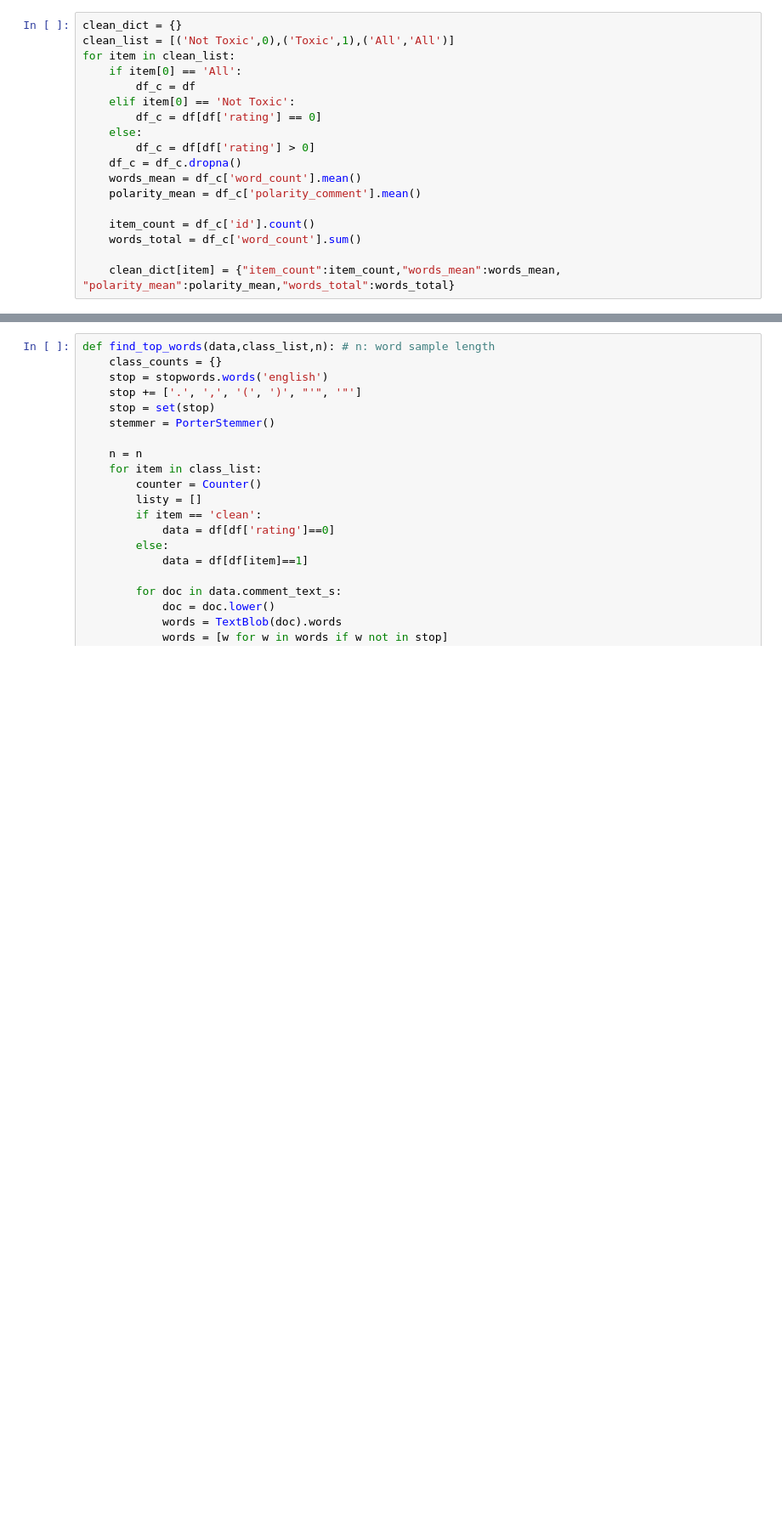
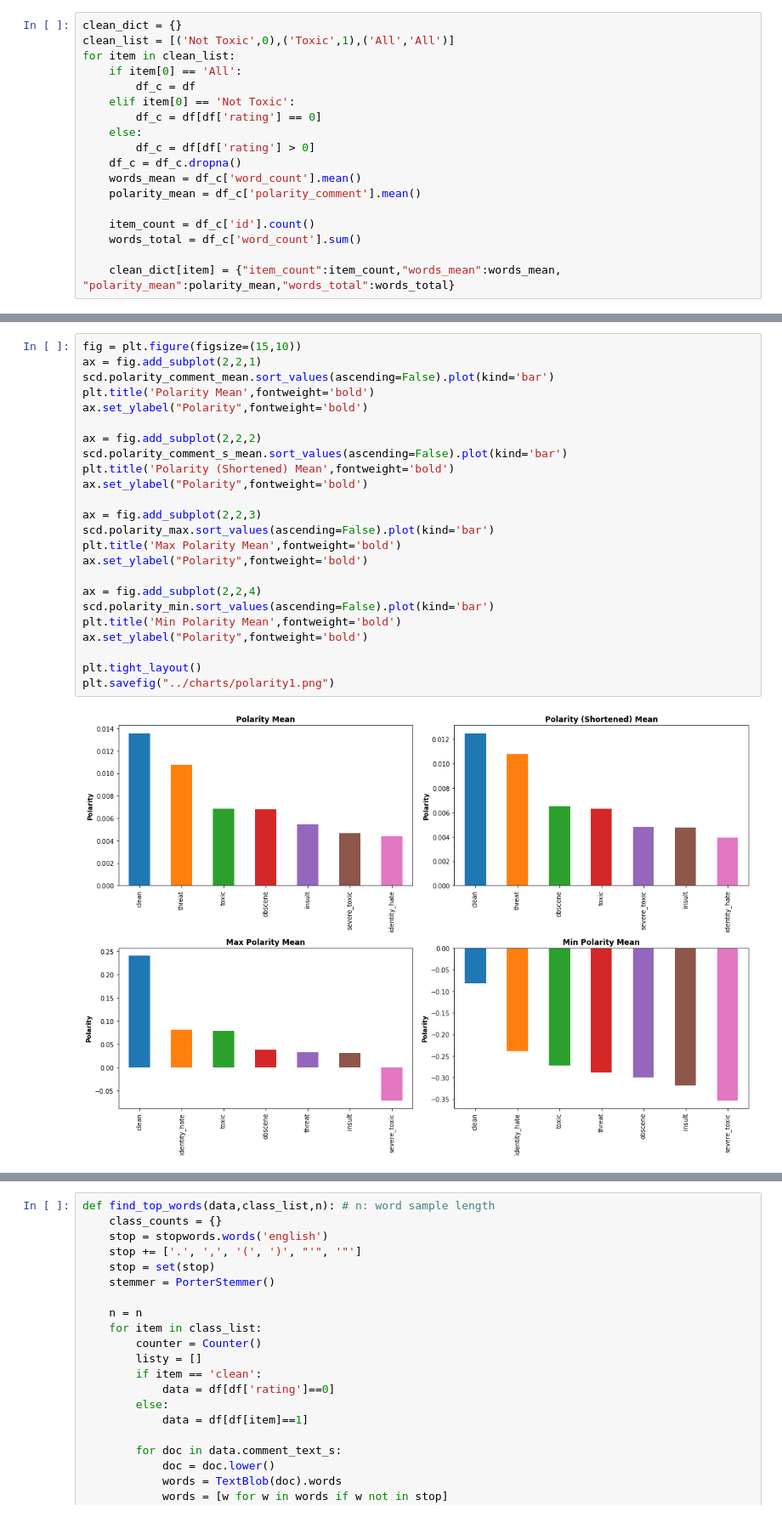
Before and after one commit to cipher813/McMahon_Metis, a Jupyter notebook: Project_4/notebooks/4_Toxic_EDA_1.ipynb, the cells around one changed output, grey strips where cells are left out. Shown at 85% size. Cells and saved outputs as stored; diff of their text form; blank space fills up the shorter version.

```diff
--- a/Project_4/notebooks/4_Toxic_EDA_1.ipynb
+++ b/Project_4/notebooks/4_Toxic_EDA_1.ipynb
@@ -321,0 +283,26 @@ scd
+# %%
+fig = plt.figure(figsize=(15,10))
+ax = fig.add_subplot(2,2,1)
+scd.polarity_comment_mean.sort_values(ascending=False).plot(kind='bar')
+plt.title('Polarity Mean',fontweight='bold')
+ax.set_ylabel("Polarity",fontweight='bold')
+
+ax = fig.add_subplot(2,2,2)
+scd.polarity_comment_s_mean.sort_values(ascending=False).plot(kind='bar')
+plt.title('Polarity (Shortened) Mean',fontweight='bold')
+ax.set_ylabel("Polarity",fontweight='bold')
+
+ax = fig.add_subplot(2,2,3)
+scd.polarity_max.sort_values(ascending=False).plot(kind='bar')
+plt.title('Max Polarity Mean',fontweight='bold')
+ax.set_ylabel("Polarity",fontweight='bold')
+
+ax = fig.add_subplot(2,2,4)
+scd.polarity_min.sort_values(ascending=False).plot(kind='bar')
+plt.title('Min Polarity Mean',fontweight='bold')
+ax.set_ylabel("Polarity",fontweight='bold')
+
+plt.tight_layout()
+plt.savefig("../charts/polarity1.png")
+# %% [output]
+[figure, added]
```
Also changed, not shown: parts of 39 cells of this notebook, 10 other files.
